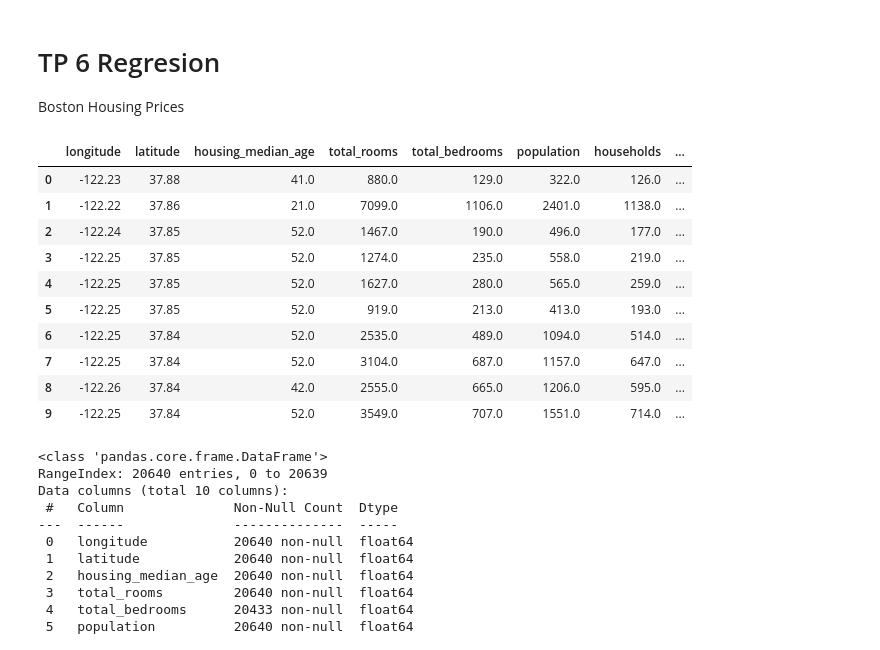
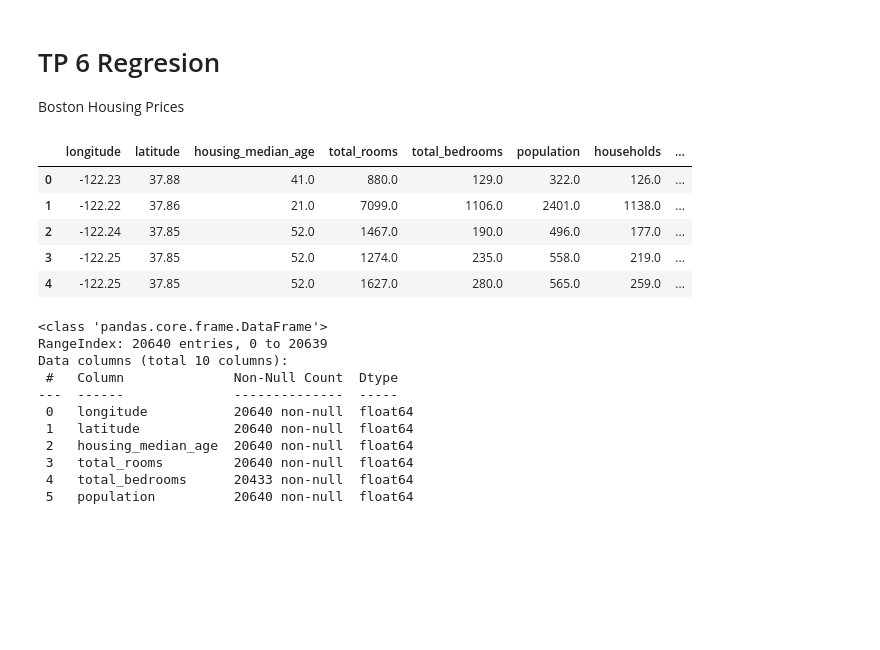
Before and after one commit to disenodc/MachineLearning_UNS, a Jupyter notebook: TP6_Regresion.ipynb, the cells around one changed output. Saved outputs shown, nothing was run; the diff lists cells and outputs as text; code cells hidden in the pictures; blank space fills up the shorter version.

```diff
--- a/TP6_Regresion.ipynb
+++ b/TP6_Regresion.ipynb
@@ -7,25 +7,21 @@ Boston Housing Prices
 # %%
 import pandas as pd
 
 # Realmente no entiendo a que se refiere algunos atributos
 # housing = pd.read_csv("https://raw.githubusercontent.com/manlio99/Materia-de-aprendizaje/master/3_MidtermProjects/ProjectBHP/data/housing_data.csv")
 
 # Busque otro dataset parecido que me parecio más claro las variables que usa
-housing = pd.read_csv("https://raw.githubusercontent.com/ageron/handson-ml/master/datasets/housing/housing.csv")
+housing = pd.read_csv("https://raw.githubusercontent.com/disenodc/MachineLearning_UNS/main/housing.csv")
+
 
 housing.head()
 # %% [output]
 |  | longitude | latitude | housing_median_age | total_rooms | total_bedrooms | population | households | ... |
 | 0 | -122.23 | 37.88 | 41.0 | 880.0 | 129.0 | 322.0 | 126.0 | ... |
 | 1 | -122.22 | 37.86 | 21.0 | 7099.0 | 1106.0 | 2401.0 | 1138.0 | ... |
 | 2 | -122.24 | 37.85 | 52.0 | 1467.0 | 190.0 | 496.0 | 177.0 | ... |
 | 3 | -122.25 | 37.85 | 52.0 | 1274.0 | 235.0 | 558.0 | 219.0 | ... |
 | 4 | -122.25 | 37.85 | 52.0 | 1627.0 | 280.0 | 565.0 | 259.0 | ... |
-| 5 | -122.25 | 37.85 | 52.0 | 919.0 | 213.0 | 413.0 | 193.0 | ... |
-| 6 | -122.25 | 37.84 | 52.0 | 2535.0 | 489.0 | 1094.0 | 514.0 | ... |
-| 7 | -122.25 | 37.84 | 52.0 | 3104.0 | 687.0 | 1157.0 | 647.0 | ... |
-| 8 | -122.26 | 37.84 | 42.0 | 2555.0 | 665.0 | 1206.0 | 595.0 | ... |
-| 9 | -122.25 | 37.84 | 52.0 | 3549.0 | 707.0 | 1551.0 | 714.0 | ... |
 # %%
 housing.info()
 # %% [output]
```
Also changed, not shown: parts of 3 cells of this notebook.
